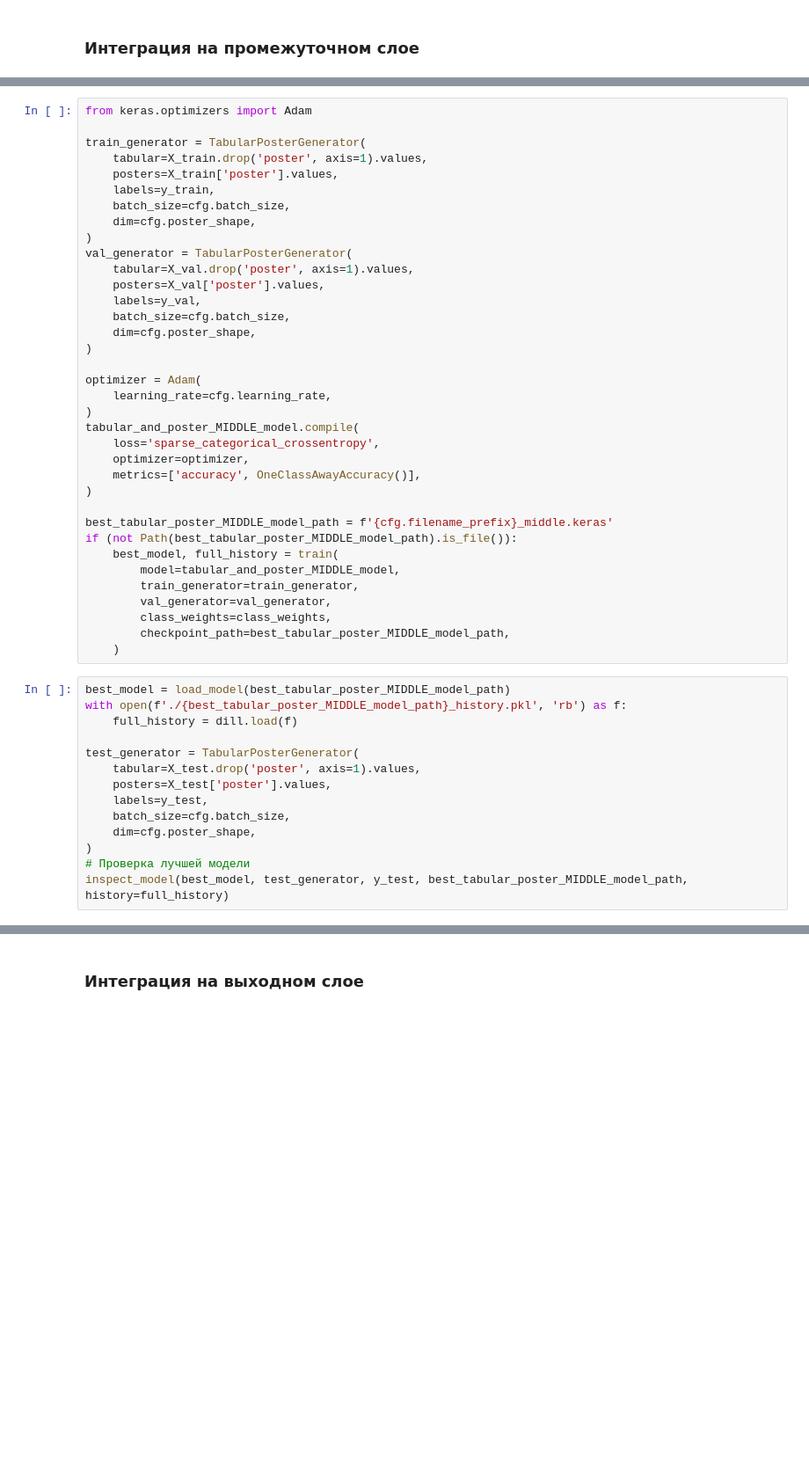
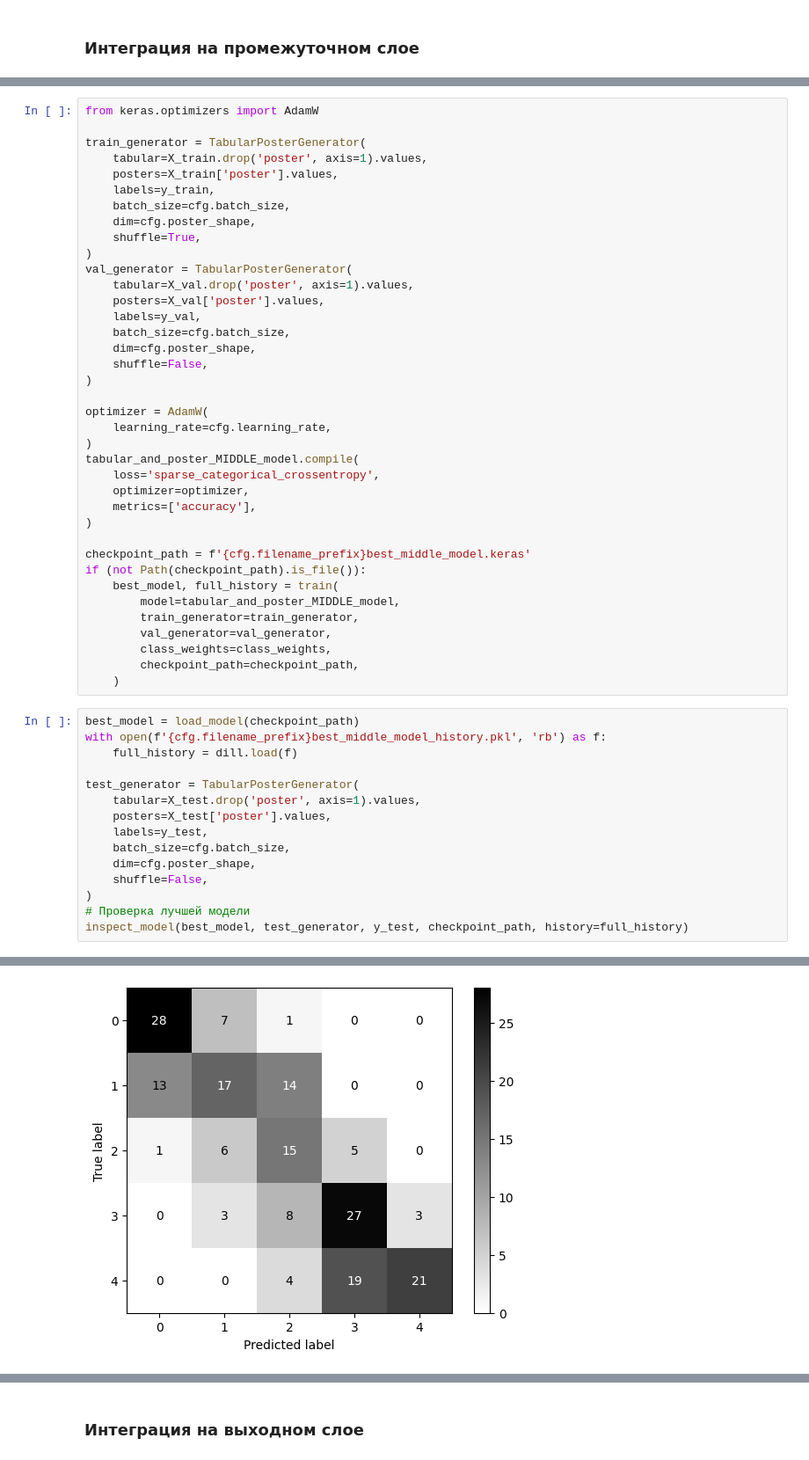
Before and after one commit to muratom/movie-box-office-prediction, a Jupyter notebook: 4_bor_poster_postreleased_own.ipynb, the cells around one changed output, grey strips where cells are left out. Shown at 88% size. Drawn from its saved outputs; the diff is of its cells as text; blank space fills up the shorter version.

```diff
--- a/4_bor_poster_postreleased_own.ipynb
+++ b/4_bor_poster_postreleased_own.ipynb
@@ -890,5 +933,5 @@ plot_model(tabular_and_poster_MIDDLE_model, show_shapes=True, show_layer_activat
 # %%
-from keras.optimizers import Adam
+from keras.optimizers import AdamW
 
 train_generator = TabularPosterGenerator(
     tabular=X_train.drop('poster', axis=1).values,
@@ -896,6 +939,7 @@ train_generator = TabularPosterGenerator(
     labels=y_train,
     batch_size=cfg.batch_size,
     dim=cfg.poster_shape,
+    shuffle=True,
 )
 val_generator = TabularPosterGenerator(
     tabular=X_val.drop('poster', axis=1).values,
@@ -903,29 +947,30 @@ val_generator = TabularPosterGenerator(
     labels=y_val,
     batch_size=cfg.batch_size,
     dim=cfg.poster_shape,
+    shuffle=False,
 )
 
-optimizer = Adam(
+optimizer = AdamW(
     learning_rate=cfg.learning_rate,
 )
 tabular_and_poster_MIDDLE_model.compile(
     loss='sparse_categorical_crossentropy',
     optimizer=optimizer,
-    metrics=['accuracy', OneClassAwayAccuracy()],
+    metrics=['accuracy'],
 )
 
-best_tabular_poster_MIDDLE_model_path = f'{cfg.filename_prefix}_middle.keras'
-if (not Path(best_tabular_poster_MIDDLE_model_path).is_file()):
+checkpoint_path = f'{cfg.filename_prefix}best_middle_model.keras'
+if (not Path(checkpoint_path).is_file()):
     best_model, full_history = train(
         model=tabular_and_poster_MIDDLE_model,
         train_generator=train_generator,
         val_generator=val_generator,
         class_weights=class_weights,
-        checkpoint_path=best_tabular_poster_MIDDLE_model_path,
+        checkpoint_path=checkpoint_path,
     )
 # %%
-best_model = load_model(best_tabular_poster_MIDDLE_model_path)
-with open(f'./{best_tabular_poster_MIDDLE_model_path}_history.pkl', 'rb') as f:
+best_model = load_model(checkpoint_path)
+with open(f'{cfg.filename_prefix}best_middle_model_history.pkl', 'rb') as f:
     full_history = dill.load(f)
 
 test_generator = TabularPosterGenerator(
@@ -934,6 +979,8 @@ test_generator = TabularPosterGenerator(
     labels=y_test,
     batch_size=cfg.batch_size,
     dim=cfg.poster_shape,
+    shuffle=False,
 )
 # Проверка лучшей модели
-inspect_model(best_model, test_generator, y_test, best_tabular_poster_MIDDLE_model_path, history=full_history)
+inspect_model(best_model, test_generator, y_test, checkpoint_path, history=full_history)
+# %% [output]
@@ -939,0 +999 @@ inspect_model(best_model, test_generator, y_test, best_tabular_poster_MIDDLE_mod
+[figure, added]
```
Also changed, not shown: parts of 33 cells of this notebook, 6 other files.
